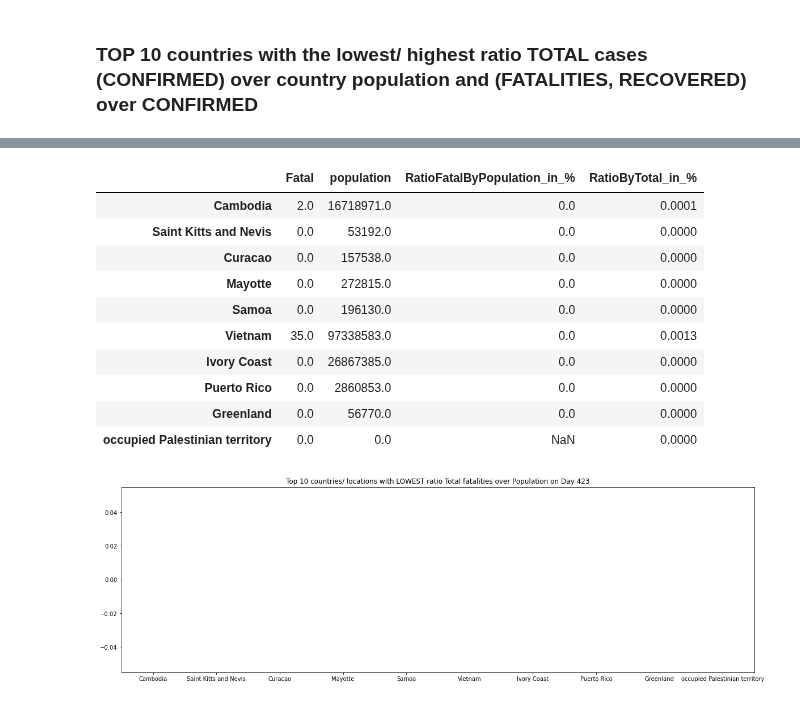
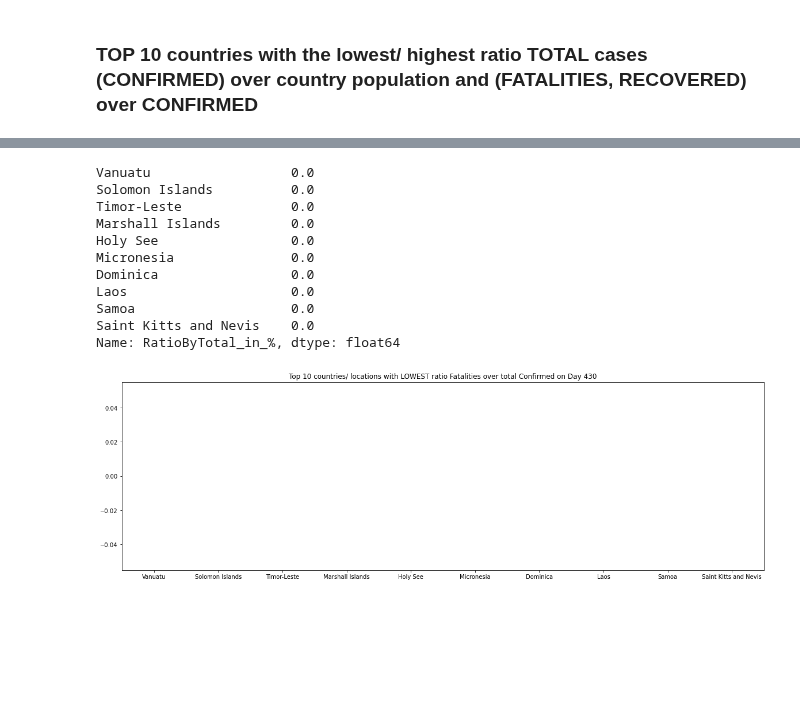
Before and after one commit to lphan/ML-Practices, a Jupyter notebook: 18_Covid-19/18_Covid-19_top10sorted.ipynb, the cells around one changed output, grey strips where cells are left out. Drawn from its saved outputs; the diff is of its cells as text; code cells hidden in the pictures; blank space fills up the shorter version.

```diff
--- a/18_Covid-19/18_Covid-19_top10sorted.ipynb
+++ b/18_Covid-19/18_Covid-19_top10sorted.ipynb
@@ -229,18 +283,18 @@ top10fatal.sort_values(by=['RatioByTotal_in_%'], ascending=False).head(10)
 # %%
-top10fatal.sort_values(by=['RatioFatalByPopulation_in_%'], ascending=False).tail(10)['RatioFatalByPopulation_in_%'].plot.bar(color='red')
+top10fatal.sort_values(by=['RatioFatalByConfirmed_in_%'], ascending=False).tail(10)['RatioByTotal_in_%'].plot.bar(color='red')
 plt.xticks(rotation=0)
-plt.title("Top 10 countries/ locations with LOWEST ratio Total fatalities over Population on Day "+str(lastday))
-top10fatal.sort_values(by=['RatioFatalByPopulation_in_%'], ascending=False).tail(10)
+plt.title("Top 10 countries/ locations with LOWEST ratio Fatalities over total Confirmed on Day "+str(lastday))
+top10fatal.sort_values(by=['RatioFatalByConfirmed_in_%'], ascending=False).tail(10)['RatioByTotal_in_%']
 # %% [output]
-|  | Fatal | population | RatioFatalByPopulation_in_% | RatioByTotal_in_% |
-| Cambodia | 2.0 | 16718971.0 | 0.0 | 0.0001 |
-| Saint Kitts and Nevis | 0.0 | 53192.0 | 0.0 | 0.0000 |
-| Curacao | 0.0 | 157538.0 | 0.0 | 0.0000 |
-| Mayotte | 0.0 | 272815.0 | 0.0 | 0.0000 |
-| Samoa | 0.0 | 196130.0 | 0.0 | 0.0000 |
-| Vietnam | 35.0 | 97338583.0 | 0.0 | 0.0013 |
-| Ivory Coast | 0.0 | 26867385.0 | 0.0 | 0.0000 |
-| Puerto Rico | 0.0 | 2860853.0 | 0.0 | 0.0000 |
-| Greenland | 0.0 | 56770.0 | 0.0 | 0.0000 |
-| occupied Palestinian territory | 0.0 | 0.0 | NaN | 0.0000 |
+Vanuatu                  0.0
+Solomon Islands          0.0
+Timor-Leste              0.0
+Marshall Islands         0.0
+Holy See                 0.0
+Micronesia               0.0
+Dominica                 0.0
+Laos                     0.0
+Samoa                    0.0
+Saint Kitts and Nevis    0.0
+Name: RatioByTotal_in_%, dtype: float64
-[figure, old version]
+[figure, new version]
```
Also changed, not shown: parts of 25 cells of this notebook, 18 other files.
